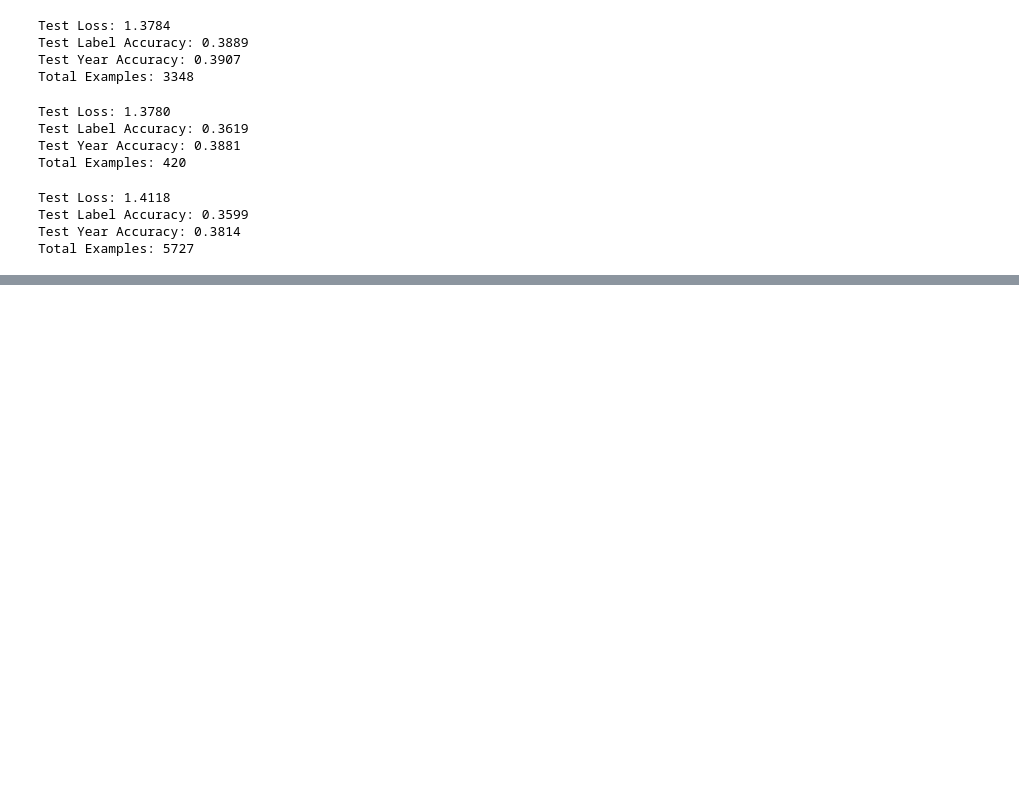
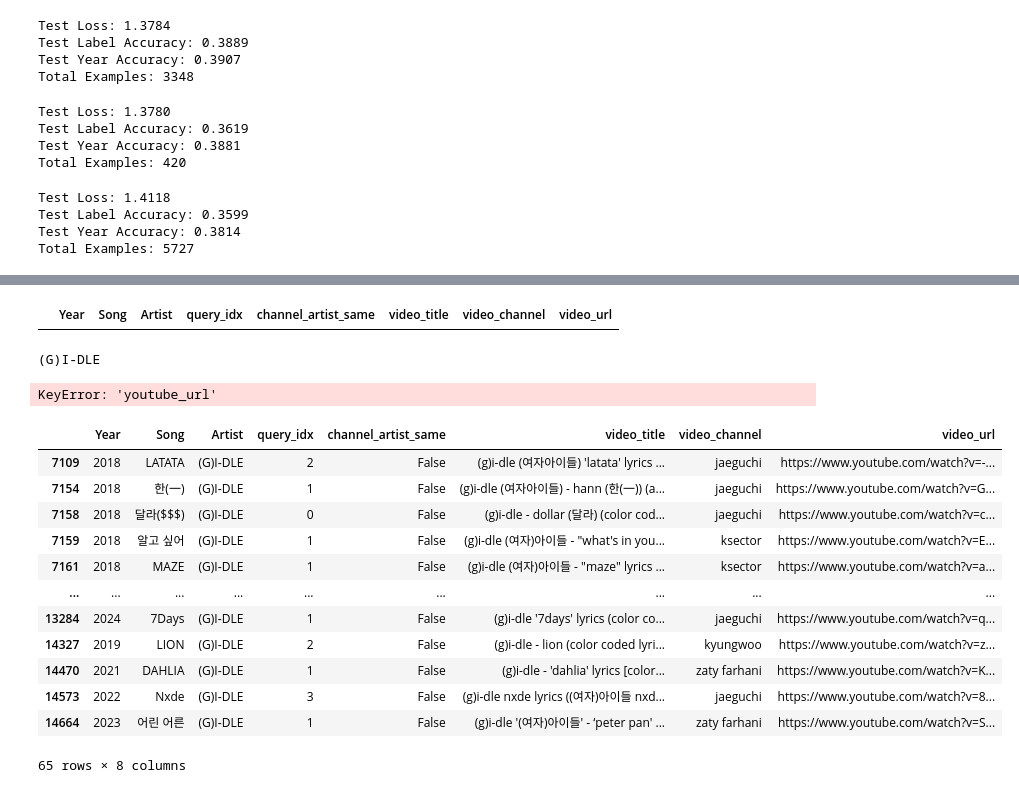
Before and after one commit to minigb/kpop-label-classification, a Jupyter notebook: dataset_check_notebook.ipynb, the cells around one changed output, grey strips where cells are left out. Saved outputs shown, nothing was run; the diff lists cells and outputs as text; code cells hidden in the pictures; blank space fills up the shorter version.

```diff
--- a/dataset_check_notebook.ipynb
+++ b/dataset_check_notebook.ipynb
@@ -132,0 +116,7 @@ Total Examples: 5727
+# %%
+import IPython.display as ipd
+
+idx = 313
+y, label, year = train_dataset[idx]
+print(label, year)
+ipd.Audio(y, rate=48000)
@@ -132,0 +146,49 @@ Total Examples: 5727
+# %%
+song_ids_list = []
+for label, song_id_list in ids_per_label.items():
+    song_ids_list.extend(song_id_list)
+song_info_per_artist = defaultdict(list)
+for song_id in song_ids_list:
+    year, title, artist = decode_song_id(song_id)
+    song_info_per_artist[artist].append((year, title))
+# %%
+import pandas as pd
+df = pd.read_csv('kpop-dataset/csv/kpop_chosen.csv')
+
+artist_index = 1
+artist = list(song_info_per_artist.keys())[artist_index]
+artist_df = df[df['Artist'] == artist]
+idx_to_keep = []
+for year, title in song_info_per_artist[artist]:
+    song_row = artist_df[(artist_df['Year'] == year) & (artist_df['Song'] == title)]
+    idx_to_keep.extend(song_row.index)
+artist_df = artist_df.loc[idx_to_keep]
+# %%
+artist_df
+# %% [output]
+|  | Year | Song | Artist | query_idx | channel_artist_same | video_title | video_channel | video_url |
+# %%
+import pandas as pd
+df = pd.read_csv('kpop-dataset/csv/kpop_chosen.csv')
+for artist, group in df.groupby('Artist'):
+    print(artist)
+    print(group['Song'], group['video_url'])
+# %% [output]
+(G)I‐DLE
+KeyError: 'youtube_url'
+# %%
+group
+# %% [output]
+|  | Year | Song | Artist | query_idx | channel_artist_same | video_title | video_channel | video_url |
+| 7109 | 2018 | LATATA | (G)I‐DLE | 2 | False | (g)i-dle (여자아이들) 'latata' lyrics ... | jaeguchi | https://www.youtube.com/watch?v=-... |
+| 7154 | 2018 | 한(一) | (G)I‐DLE | 1 | False | (g)i-dle (여자아이들) - hann (한(一)) (a... | jaeguchi | https://www.youtube.com/watch?v=G... |
+| 7158 | 2018 | 달라($$$) | (G)I‐DLE | 0 | False | (g)i-dle - dollar (달라) (color cod... | jaeguchi | https://www.youtube.com/watch?v=c... |
+| 7159 | 2018 | 알고 싶어 | (G)I‐DLE | 1 | False | (g)i-dle (여자)아이들 - "what's in you... | ksector | https://www.youtube.com/watch?v=E... |
+| 7161 | 2018 | MAZE | (G)I‐DLE | 1 | False | (g)i-dle (여자)아이들 - "maze" lyrics ... | ksector | https://www.youtube.com/watch?v=a... |
+| ... | ... | ... | ... | ... | ... | ... | ... | ... |
+| 13284 | 2024 | 7Days | (G)I‐DLE | 1 | False | (g)i-dle '7days' lyrics (color co... | jaeguchi | https://www.youtube.com/watch?v=q... |
+| 14327 | 2019 | LION | (G)I‐DLE | 2 | False | (g)i-dle - lion (color coded lyri... | kyungwoo | https://www.youtube.com/watch?v=z... |
+| 14470 | 2021 | DAHLIA | (G)I‐DLE | 1 | False | (g)i-dle - 'dahlia' lyrics [color... | zaty farhani | https://www.youtube.com/watch?v=K... |
+| 14573 | 2022 | Nxde | (G)I‐DLE | 3 | False | (g)i-dle nxde lyrics ((여자)아이들 nxd... | jaeguchi | https://www.youtube.com/watch?v=8... |
+| 14664 | 2023 | 어린 어른 | (G)I‐DLE | 1 | False | (g)i-dle '(여자)아이들' - ‘peter pan' ... | zaty farhani | https://www.youtube.com/watch?v=S... |
+65 rows × 8 columns
```
Also changed, not shown: parts of 7 cells of this notebook, 5 other files.
